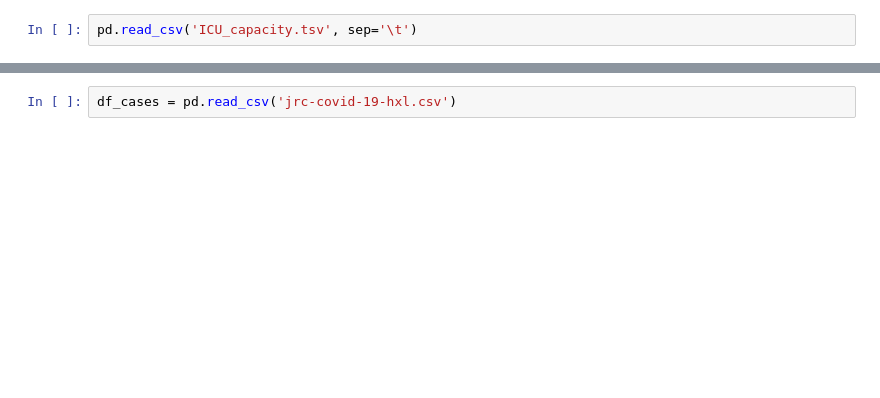
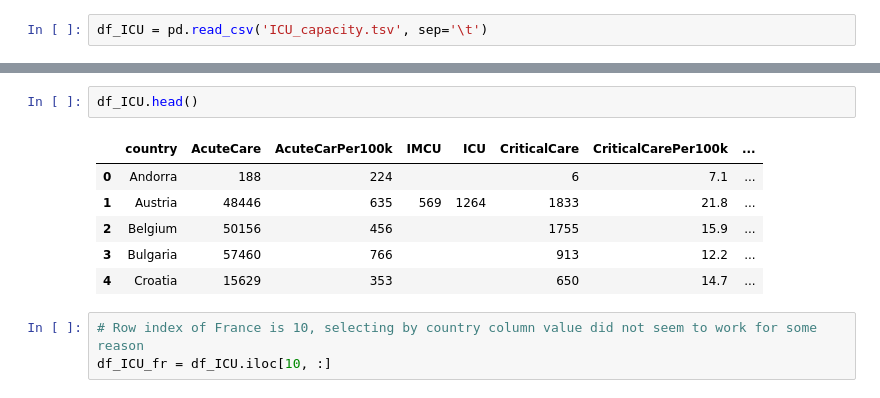
Before and after one commit to RobindeGrootNL/COVID-19-Data-Driven-Policy-Advisor-Tool, a Jupyter notebook: python/data handling/DataCleaning.ipynb, the cells around one changed output, grey strips where cells are left out. Cells and saved outputs as stored; diff of their text form; blank space fills up the shorter version.

```diff
--- a/python/data handling/DataCleaning.ipynb
+++ b/python/data handling/DataCleaning.ipynb
@@ -3,2 +12,2 @@ import pandas as pd
 # %%
-pd.read_csv('ICU_capacity.tsv', sep='\t')
+df_ICU = pd.read_csv('ICU_capacity.tsv', sep='\t')
@@ -23,2 +14,12 @@ pd.read_csv('ICU_capacity.tsv', sep='\t')
-# %%
-df_cases = pd.read_csv('jrc-covid-19-hxl.csv')
+# %%
+df_ICU.head()
+# %% [output]
+|  | country | AcuteCare | AcuteCarPer100k | IMCU | ICU | CriticalCare | CriticalCarePer100k | ... |
+| 0 | Andorra | 188 | 224 |  |  | 6 | 7.1 | ... |
+| 1 | Austria | 48446 | 635 | 569 | 1264 | 1833 | 21.8 | ... |
+| 2 | Belgium | 50156 | 456 |  |  | 1755 | 15.9 | ... |
+| 3 | Bulgaria | 57460 | 766 |  |  | 913 | 12.2 | ... |
+| 4 | Croatia | 15629 | 353 |  |  | 650 | 14.7 | ... |
+# %%
+# Row index of France is 10, selecting by country column value did not seem to work for some reason
+df_ICU_fr = df_ICU.iloc[10, :]
```
Also changed, not shown: parts of 27 cells of this notebook, 4 other files.
